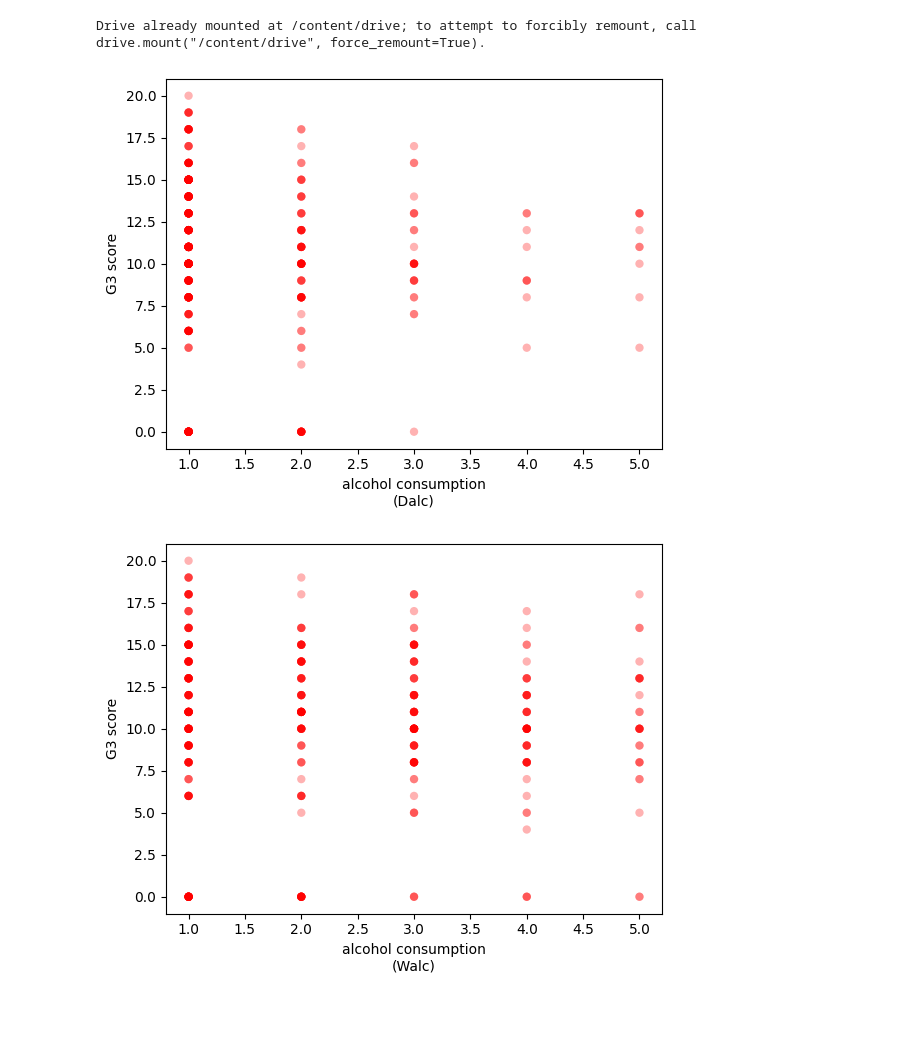
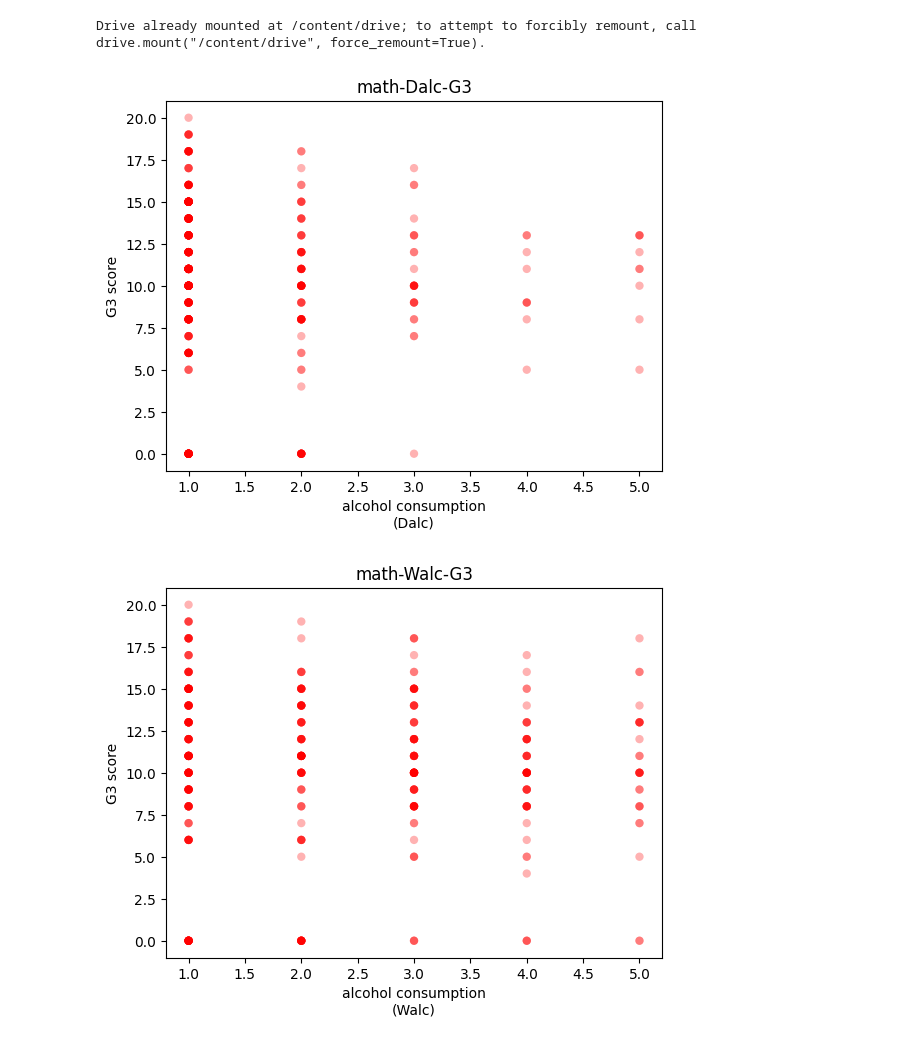
Before and after one commit to thislis/2023_Big_Data_analysis, a Jupyter notebook: code.ipynb, the cells around one changed output. Saved outputs shown, nothing was run; the diff lists cells and outputs as text; code cells hidden in the pictures; blank space fills up the shorter version.

```diff
--- a/code.ipynb
+++ b/code.ipynb
@@ -60,18 +60,19 @@ df_portuguese_alcohol['macro_avg'] = p_ja_list
 # %%
 fig = plt.figure()
 ax = fig.add_subplot()
 
 x = df_math_alcohol['Dalc'].to_numpy()
 y = df_math_G3
 
 ax.set_xlabel('alcohol consumption\n(Dalc)')
 ax.set_ylabel('G3 score')
 
 scatter = ax.scatter(x, y, c='r', alpha=0.3, edgecolors='none')
 
+plt.title("math-Dalc-G3")
 plt.show()
 # %% [output]
-[figure, old version]
+[figure, new version]
 # %%
 fig = plt.figure()
 ax = fig.add_subplot()
@@ -84,9 +85,10 @@ ax.set_ylabel('G3 score')
 
 scatter = ax.scatter(x, y, c='r', alpha=0.3, edgecolors='none')
 
+plt.title("math-Walc-G3")
 plt.show()
 # %% [output]
-[figure, old version]
+[figure, new version]
 # %%
 fig = plt.figure()
 ax = fig.add_subplot()
```
Also changed, not shown: parts of 6 cells of this notebook.
